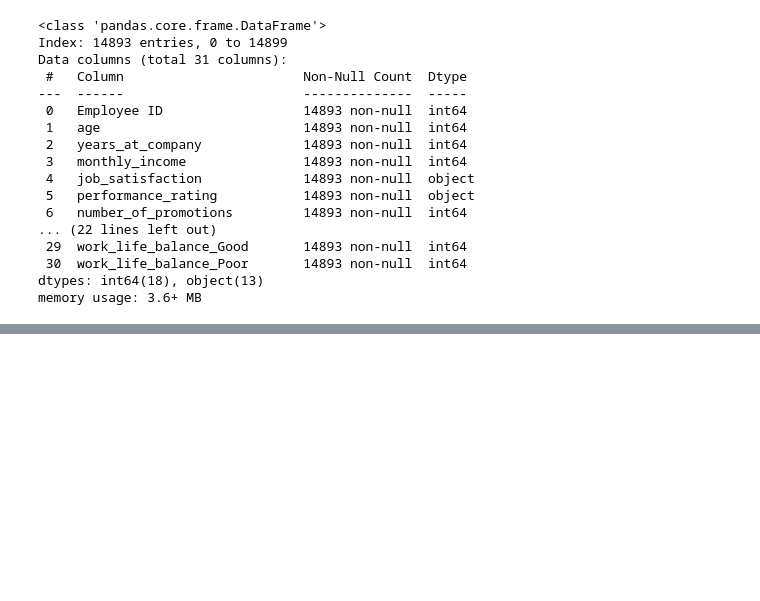
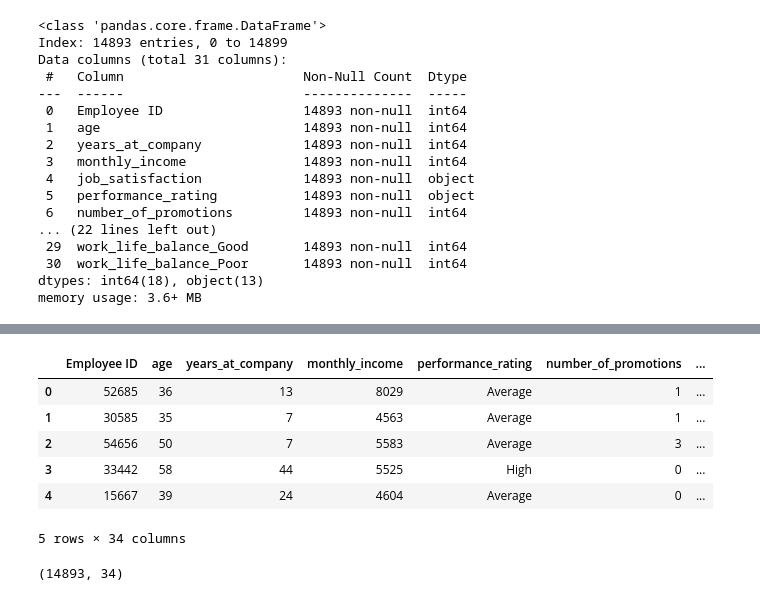
Before and after one commit to hansi-2000/OrgExitTrends, a Jupyter notebook: Logistic_Regression.ipynb, the cells around one changed output, grey strips where cells are left out. Cells and saved outputs as stored; diff of their text form; code cells hidden in the pictures; blank space fills up the shorter version.

Commit message:
Preprocess Job Satisfaction Column

```diff
--- a/Logistic_Regression.ipynb
+++ b/Logistic_Regression.ipynb
@@ -544,0 +592,16 @@ memory usage: 3.6+ MB
+# %%
+data = pd.get_dummies(data, columns=['job_satisfaction'])
+data = data.astype({col: int for col in data.columns if col.startswith('job_satisfaction_')})
+data.head()
+# %% [output]
+|  | Employee ID | age | years_at_company | monthly_income | performance_rating | number_of_promotions | ... |
+| 0 | 52685 | 36 | 13 | 8029 | Average | 1 | ... |
+| 1 | 30585 | 35 | 7 | 4563 | Average | 1 | ... |
+| 2 | 54656 | 50 | 7 | 5583 | Average | 3 | ... |
+| 3 | 33442 | 58 | 44 | 5525 | High | 0 | ... |
+| 4 | 15667 | 39 | 24 | 4604 | Average | 0 | ... |
+5 rows × 34 columns
+# %%
+data.shape
+# %% [output]
+(14893, 34)
```
Also changed, not shown: parts of 8 cells of this notebook.
